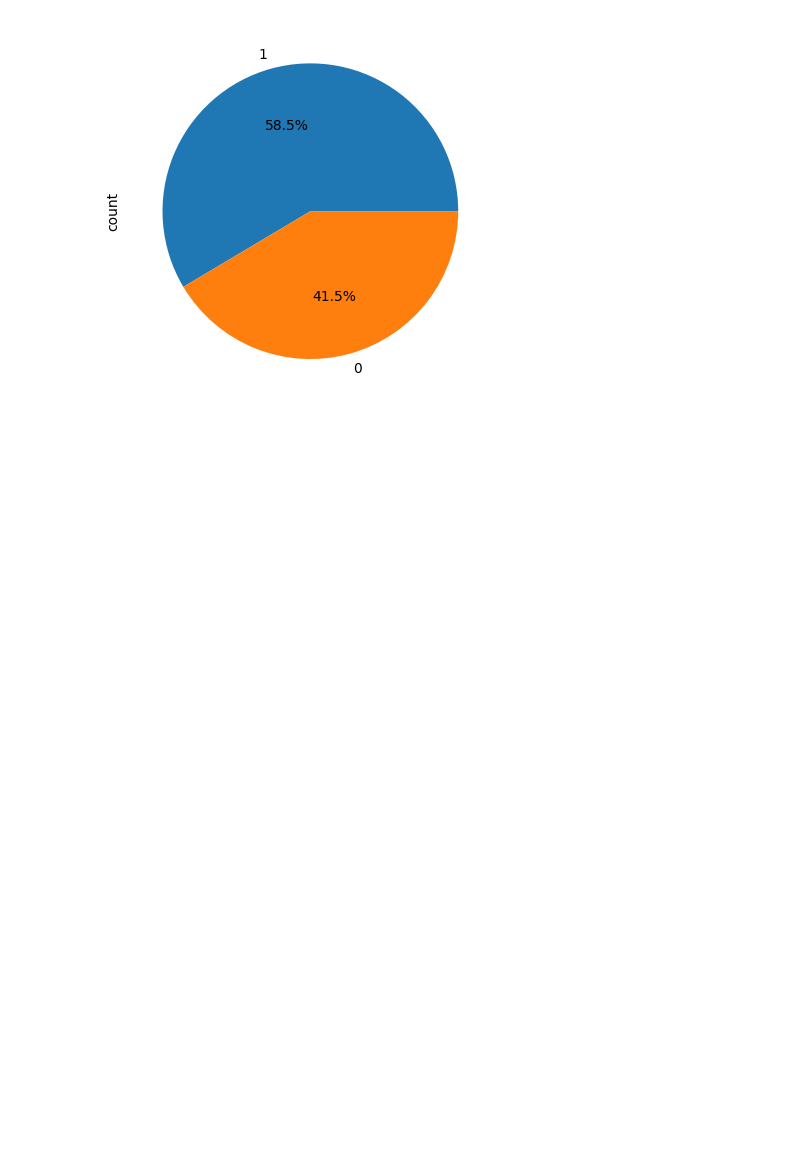
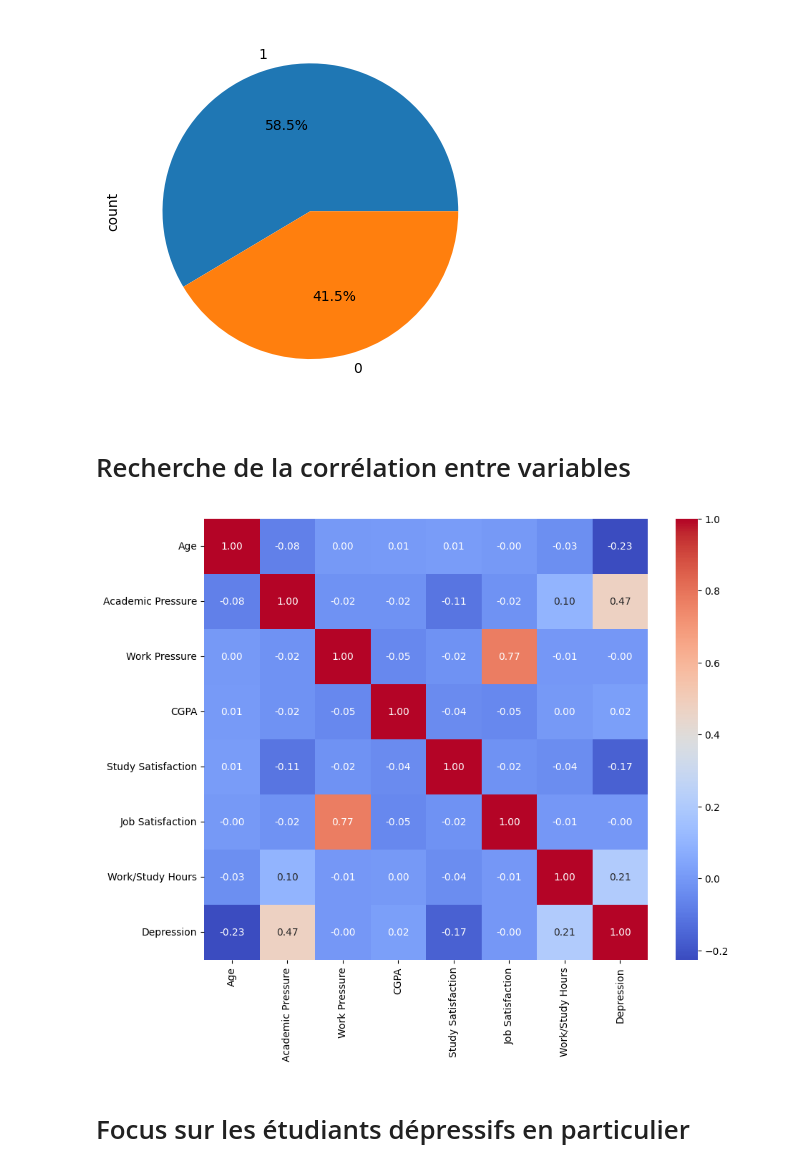
Before and after one commit to Falite/Notebooks-Jupyter, a Jupyter notebook: Réseaux Neuronaux/Depression_Etudiants.ipynb, the cells around one changed output. Cells and saved outputs as stored; diff of their text form; code cells hidden in the pictures; blank space fills up the shorter version.

```diff
--- a/Réseaux Neuronaux/Depression_Etudiants.ipynb
+++ b/Réseaux Neuronaux/Depression_Etudiants.ipynb
@@ -250,3 +250,18 @@ count_depression.plot(kind='pie',autopct='%1.1f%%')
 # %% [output]
 <Axes: ylabel='count'>
 [figure]
+# %% [markdown]
+# Recherche de la corrélation entre variables
+# %%
+list_corr=['Age','Academic Pressure','Work Pressure','CGPA','Study Satisfaction','Job Satisfaction','Work/Study Hours','Depression']
+df_depression_corr=df_depression[list_corr]
+
+matrice_depression_corr=df_depression_corr.corr()
+# %%
+plt.figure(figsize=(10, 8))
+sns.heatmap(matrice_depression_corr, annot=True, cmap='coolwarm', fmt=".2f")
+plt.show()
+# %% [output]
+[figure, added]
+# %% [markdown]
+# Focus sur les étudiants dépressifs en particulier
```
Also changed, not shown: parts of 1 cell of this notebook, 2 other files.
